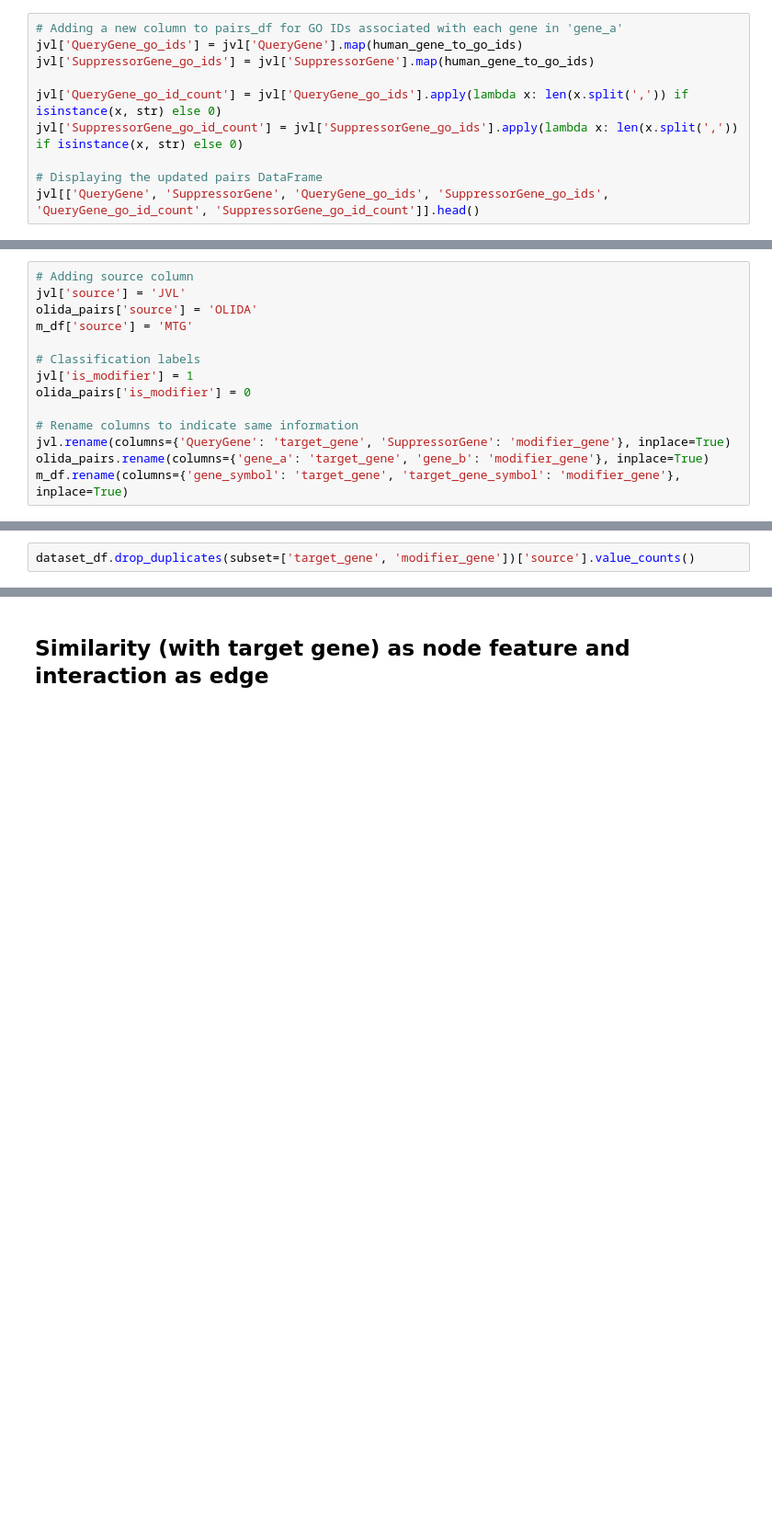
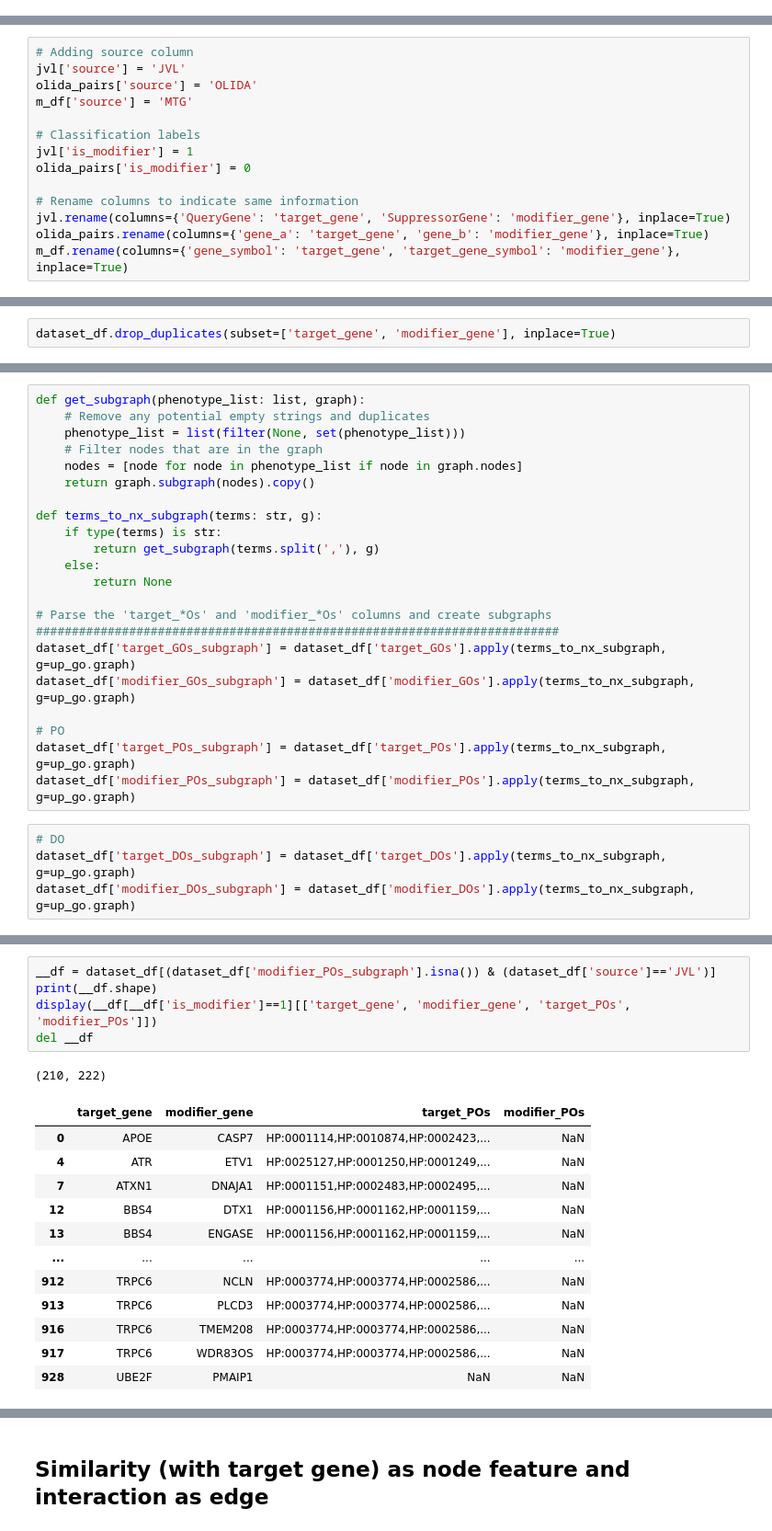
Before and after one commit to MTG-Lab/modspy-data, a Jupyter notebook: notebooks/1_preprocessing.ipynb, the cells around one changed output, grey strips where cells are left out. Shown at 92% size. Drawn from its saved outputs; the diff is of its cells as text; blank space fills up the shorter version.

```diff
--- a/notebooks/1_preprocessing.ipynb
+++ b/notebooks/1_preprocessing.ipynb
@@ -571,13 +543,3 @@ plt.legend(labels=['Query gene', 'Suppressor gene'])
 plt.show()
 # %% [output]
 [figure]
-# %%
-# Adding a new column to pairs_df for GO IDs associated with each gene in 'gene_a'
-jvl['QueryGene_go_ids'] = jvl['QueryGene'].map(human_gene_to_go_ids)
-jvl['SuppressorGene_go_ids'] = jvl['SuppressorGene'].map(human_gene_to_go_ids)
-
-jvl['QueryGene_go_id_count'] = jvl['QueryGene_go_ids'].apply(lambda x: len(x.split(',')) if isinstance(x, str) else 0)
-jvl['SuppressorGene_go_id_count'] = jvl['SuppressorGene_go_ids'].apply(lambda x: len(x.split(',')) if isinstance(x, str) else 0)
-
-# Displaying the updated pairs DataFrame
-jvl[['QueryGene', 'SuppressorGene', 'QueryGene_go_ids', 'SuppressorGene_go_ids', 'QueryGene_go_id_count', 'SuppressorGene_go_id_count']].head()
@@ -789,2 +745,2 @@ dataset_df.head()
 # %%
-dataset_df.drop_duplicates(subset=['target_gene', 'modifier_gene'])['source'].value_counts()
+dataset_df.drop_duplicates(subset=['target_gene', 'modifier_gene'], inplace=True)
@@ -798,0 +762,26 @@ dataset_df.to_csv('./data/02_intermediate/v4/05102023-combined-uncleaned-uncalc.
+# %%
+def get_subgraph(phenotype_list: list, graph):
+    # Remove any potential empty strings and duplicates
+    phenotype_list = list(filter(None, set(phenotype_list)))
+    # Filter nodes that are in the graph
+    nodes = [node for node in phenotype_list if node in graph.nodes]
+    return graph.subgraph(nodes).copy()
+
+def terms_to_nx_subgraph(terms: str, g):
+    if type(terms) is str:
+        return get_subgraph(terms.split(','), g)
+    else:
+        return None
+
+# Parse the 'target_*Os' and 'modifier_*Os' columns and create subgraphs
+#########################################################################
+dataset_df['target_GOs_subgraph'] = dataset_df['target_GOs'].apply(terms_to_nx_subgraph, g=up_go.graph)
+dataset_df['modifier_GOs_subgraph'] = dataset_df['modifier_GOs'].apply(terms_to_nx_subgraph, g=up_go.graph)
+
+# PO
+dataset_df['target_POs_subgraph'] = dataset_df['target_POs'].apply(terms_to_nx_subgraph, g=up_go.graph)
+dataset_df['modifier_POs_subgraph'] = dataset_df['modifier_POs'].apply(terms_to_nx_subgraph, g=up_go.graph)
+# %%
+# DO
+dataset_df['target_DOs_subgraph'] = dataset_df['target_DOs'].apply(terms_to_nx_subgraph, g=up_go.graph)
+dataset_df['modifier_DOs_subgraph'] = dataset_df['modifier_DOs'].apply(terms_to_nx_subgraph, g=up_go.graph)
@@ -798,0 +849,19 @@ dataset_df.to_csv('./data/02_intermediate/v4/05102023-combined-uncleaned-uncalc.
+# %%
+__df = dataset_df[(dataset_df['modifier_POs_subgraph'].isna()) & (dataset_df['source']=='JVL')]
+print(__df.shape)
+display(__df[__df['is_modifier']==1][['target_gene', 'modifier_gene', 'target_POs', 'modifier_POs']])
+del __df
+# %% [output]
+(210, 222)
+|  | target_gene | modifier_gene | target_POs | modifier_POs |
+| 0 | APOE | CASP7 | HP:0001114,HP:0010874,HP:0002423,... | NaN |
+| 4 | ATR | ETV1 | HP:0025127,HP:0001250,HP:0001249,... | NaN |
+| 7 | ATXN1 | DNAJA1 | HP:0001151,HP:0002483,HP:0002495,... | NaN |
+| 12 | BBS4 | DTX1 | HP:0001156,HP:0001162,HP:0001159,... | NaN |
+| 13 | BBS4 | ENGASE | HP:0001156,HP:0001162,HP:0001159,... | NaN |
+| ... | ... | ... | ... | ... |
+| 912 | TRPC6 | NCLN | HP:0003774,HP:0003774,HP:0002586,... | NaN |
+| 913 | TRPC6 | PLCD3 | HP:0003774,HP:0003774,HP:0002586,... | NaN |
+| 916 | TRPC6 | TMEM208 | HP:0003774,HP:0003774,HP:0002586,... | NaN |
+| 917 | TRPC6 | WDR83OS | HP:0003774,HP:0003774,HP:0002586,... | NaN |
+| 928 | UBE2F | PMAIP1 | NaN | NaN |
```
Also changed, not shown: parts of 55 cells of this notebook, 1 other file.
